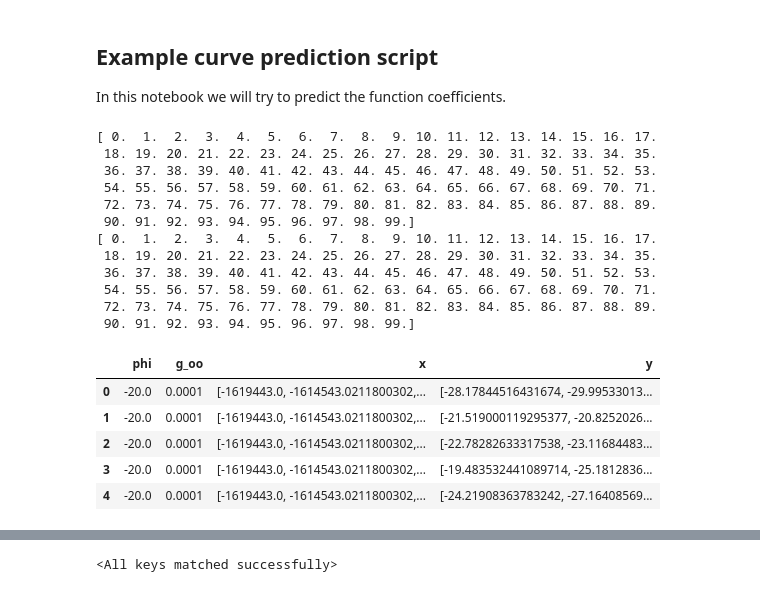
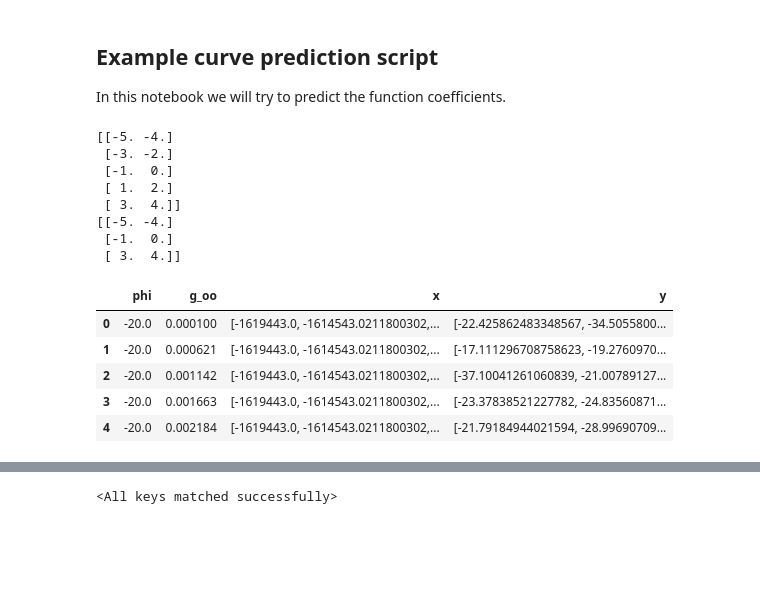
Before and after one commit to kiliakis/ML-LHC-closed-loop, a Jupyter notebook: pytorch-predictor.ipynb, the cells around one changed output, grey strips where cells are left out. Cells and saved outputs as stored; diff of their text form; code cells hidden in the pictures; blank space fills up the shorter version.

```diff
--- a/pytorch-predictor.ipynb
+++ b/pytorch-predictor.ipynb
@@ -26,33 +54,30 @@ def descale(X, X_old):
 # %%
-x = np.arange(100, dtype=float)
-xnew = scale(x)
+# This is only to verify that the scaling works
+x = np.arange(-5, 5, dtype=float).reshape((-1, 2))
+xnew = scale(x[::2])
 print(x)
-print(descale(x, scale(x)))
+print(descale(xnew, x))
 # assert np.array_equal(x, descale(x, scale(x)))
 # %% [output]
-[ 0.  1.  2.  3.  4.  5.  6.  7.  8.  9. 10. 11. 12. 13. 14. 15. 16. 17.
- 18. 19. 20. 21. 22. 23. 24. 25. 26. 27. 28. 29. 30. 31. 32. 33. 34. 35.
- 36. 37. 38. 39. 40. 41. 42. 43. 44. 45. 46. 47. 48. 49. 50. 51. 52. 53.
- 54. 55. 56. 57. 58. 59. 60. 61. 62. 63. 64. 65. 66. 67. 68. 69. 70. 71.
- 72. 73. 74. 75. 76. 77. 78. 79. 80. 81. 82. 83. 84. 85. 86. 87. 88. 89.
- 90. 91. 92. 93. 94. 95. 96. 97. 98. 99.]
-[ 0.  1.  2.  3.  4.  5.  6.  7.  8.  9. 10. 11. 12. 13. 14. 15. 16. 17.
- 18. 19. 20. 21. 22. 23. 24. 25. 26. 27. 28. 29. 30. 31. 32. 33. 34. 35.
- 36. 37. 38. 39. 40. 41. 42. 43. 44. 45. 46. 47. 48. 49. 50. 51. 52. 53.
- 54. 55. 56. 57. 58. 59. 60. 61. 62. 63. 64. 65. 66. 67. 68. 69. 70. 71.
- 72. 73. 74. 75. 76. 77. 78. 79. 80. 81. 82. 83. 84. 85. 86. 87. 88. 89.
- 90. 91. 92. 93. 94. 95. 96. 97. 98. 99.]
+[[-5. -4.]
+ [-3. -2.]
+ [-1.  0.]
+ [ 1.  2.]
+ [ 3.  4.]]
+[[-5. -4.]
+ [-1.  0.]
+ [ 3.  4.]]
 # %%
 # Load the data
-df = pd.read_pickle('./data/transfer-functions.pkl')
+df = pd.read_pickle('./data/transfer-functions-82000.pkl')
 df.head()
 # %% [output]
 |  | phi | g_oo | x | y |
-| 0 | -20.0 | 0.0001 | [-1619443.0, -1614543.0211800302,... | [-28.17844516431674, -29.99533013... |
-| 1 | -20.0 | 0.0001 | [-1619443.0, -1614543.0211800302,... | [-21.519000119295377, -20.8252026... |
-| 2 | -20.0 | 0.0001 | [-1619443.0, -1614543.0211800302,... | [-22.78282633317538, -23.11684483... |
-| 3 | -20.0 | 0.0001 | [-1619443.0, -1614543.0211800302,... | [-19.483532441089714, -25.1812836... |
-| 4 | -20.0 | 0.0001 | [-1619443.0, -1614543.0211800302,... | [-24.21908363783242, -27.16408569... |
+| 0 | -20.0 | 0.000100 | [-1619443.0, -1614543.0211800302,... | [-22.425862483348567, -34.5055800... |
+| 1 | -20.0 | 0.000621 | [-1619443.0, -1614543.0211800302,... | [-17.111296708758623, -19.2760970... |
+| 2 | -20.0 | 0.001142 | [-1619443.0, -1614543.0211800302,... | [-37.10041261060839, -21.00789127... |
+| 3 | -20.0 | 0.001663 | [-1619443.0, -1614543.0211800302,... | [-23.37838521227782, -24.83560871... |
+| 4 | -20.0 | 0.002184 | [-1619443.0, -1614543.0211800302,... | [-21.79184944021594, -28.99690709... |
 # %%
 # Visualize the data
 for index, row in df.sample(n=3).iterrows():
```
Also changed, not shown: parts of 22 cells of this notebook, 1 other file.
